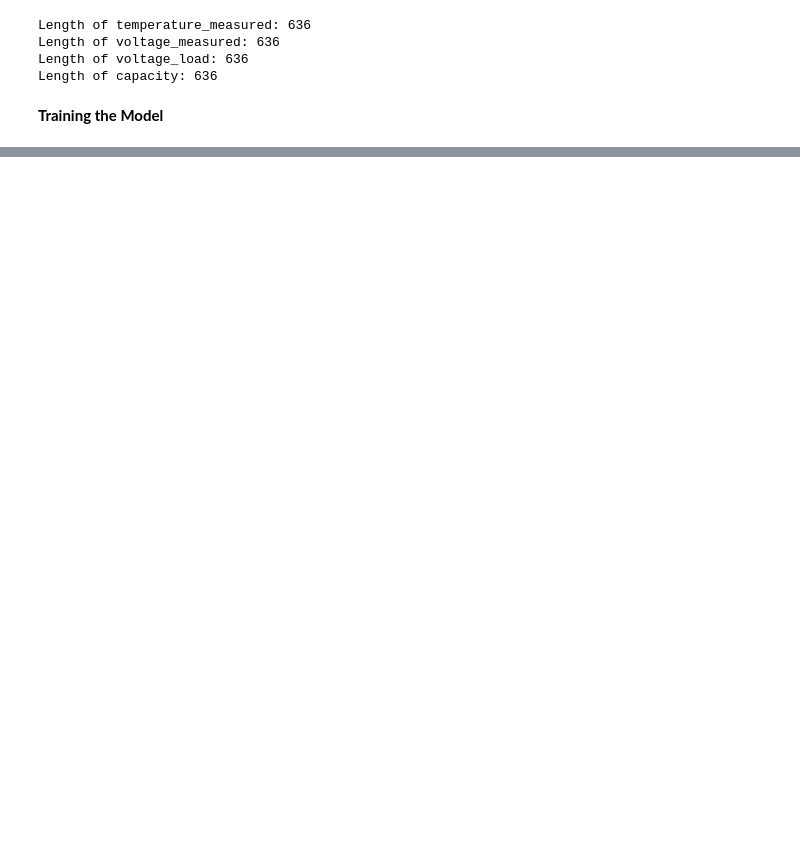
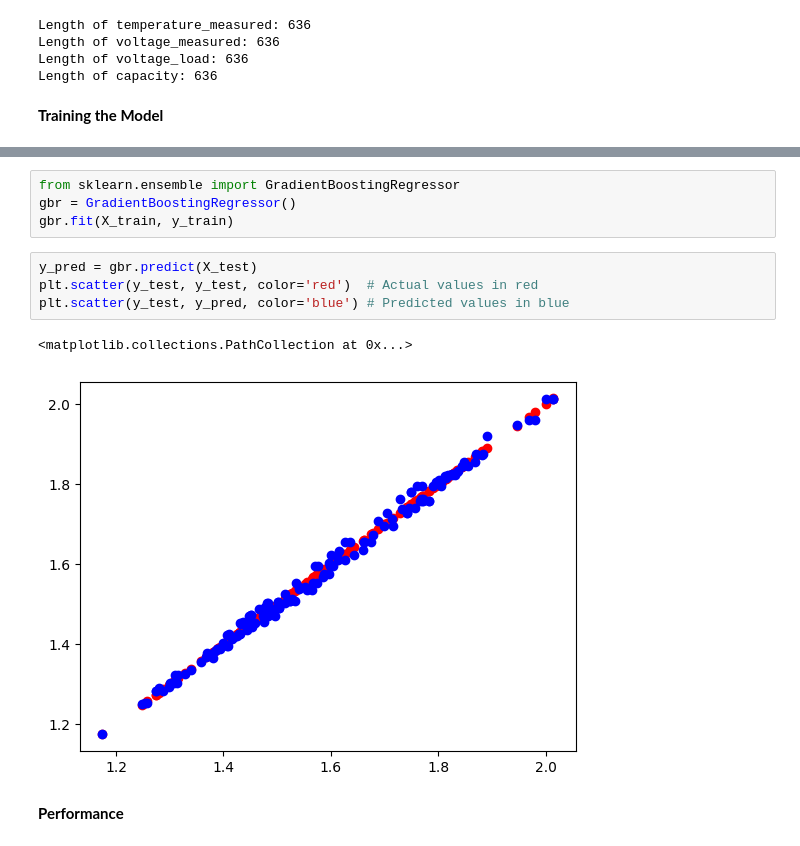
Before and after one commit to Shreeshabhat10/Battery-RUL-Predictor, a Jupyter notebook: our_proj.ipynb, the cells around one changed output, grey strips where cells are left out. Saved outputs shown, nothing was run; the diff lists cells and outputs as text; blank space fills up the shorter version.

```diff
--- a/our_proj.ipynb
+++ b/our_proj.ipynb
@@ -400,0 +468,13 @@ Accuracy: 99.29725832296832
+# %%
+from sklearn.ensemble import GradientBoostingRegressor
+gbr = GradientBoostingRegressor()
+gbr.fit(X_train, y_train)
+# %%
+y_pred = gbr.predict(X_test)
+plt.scatter(y_test, y_test, color='red')  # Actual values in red
+plt.scatter(y_test, y_pred, color='blue') # Predicted values in blue
+# %% [output]
+<matplotlib.collections.PathCollection at 0x...>
+[figure, added]
+# %% [markdown]
+**Performance**
```
Also changed, not shown: parts of 17 cells of this notebook.
